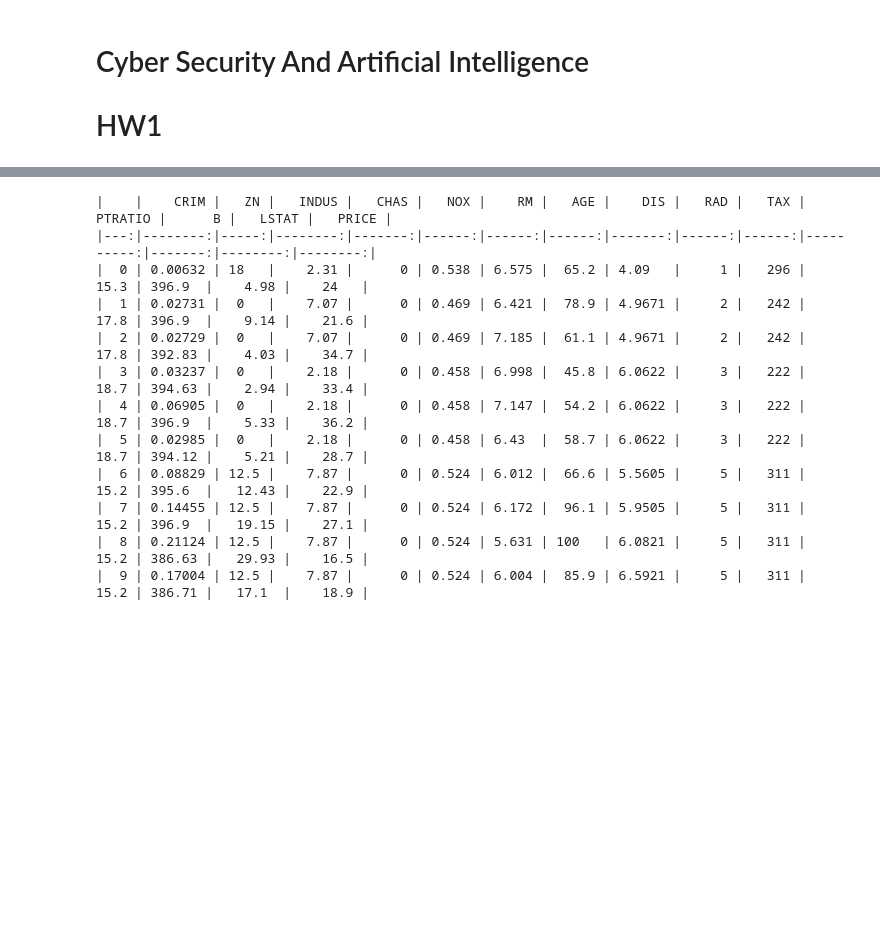
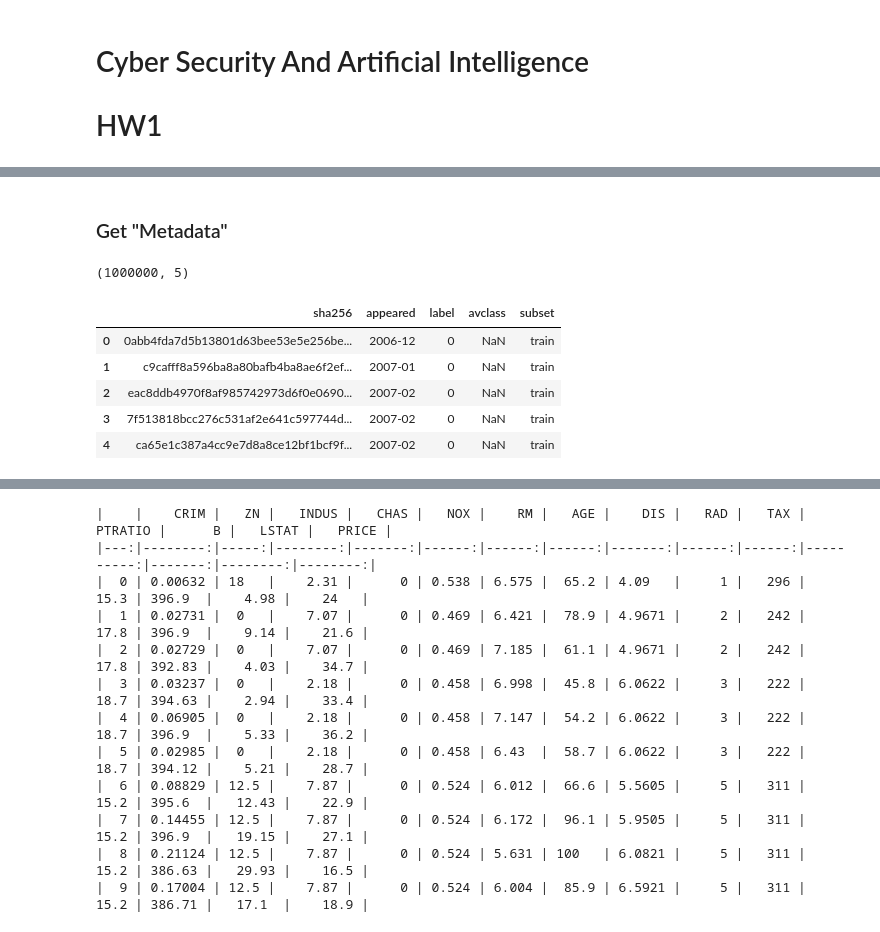
Before and after one commit to RoyR-IDC/CyberSecurityAndArtificialIntelligence, a Jupyter notebook: HW1/CyberHW1.ipynb, the cells around one changed output, grey strips where cells are left out. Drawn from its saved outputs; the diff is of its cells as text; code cells hidden in the pictures; blank space fills up the shorter version.

```diff
--- a/HW1/CyberHW1.ipynb
+++ b/HW1/CyberHW1.ipynb
@@ -22,0 +63,2 @@ from matplotlib.gridspec import GridSpec
+# %% [markdown]
+### Get "Metadata"
@@ -22,0 +74,11 @@ from matplotlib.gridspec import GridSpec
+# %%
+print(metadata_dataframe.shape)
+metadata_dataframe.head(5)
+# %% [output]
+(1000000, 5)
+|  | sha256 | appeared | label | avclass | subset |
+| 0 | 0abb4fda7d5b13801d63bee53e5e256be... | 2006-12 | 0 | NaN | train |
+| 1 | c9cafff8a596ba8a80bafb4ba8ae6f2ef... | 2007-01 | 0 | NaN | train |
+| 2 | eac8ddb4970f8af985742973d6f0e0690... | 2007-02 | 0 | NaN | train |
+| 3 | 7f513818bcc276c531af2e641c597744d... | 2007-02 | 0 | NaN | train |
+| 4 | ca65e1c387a4cc9e7d8a8ce12bf1bcf9f... | 2007-02 | 0 | NaN | train |
```
Also changed, not shown: parts of 45 cells of this notebook.
